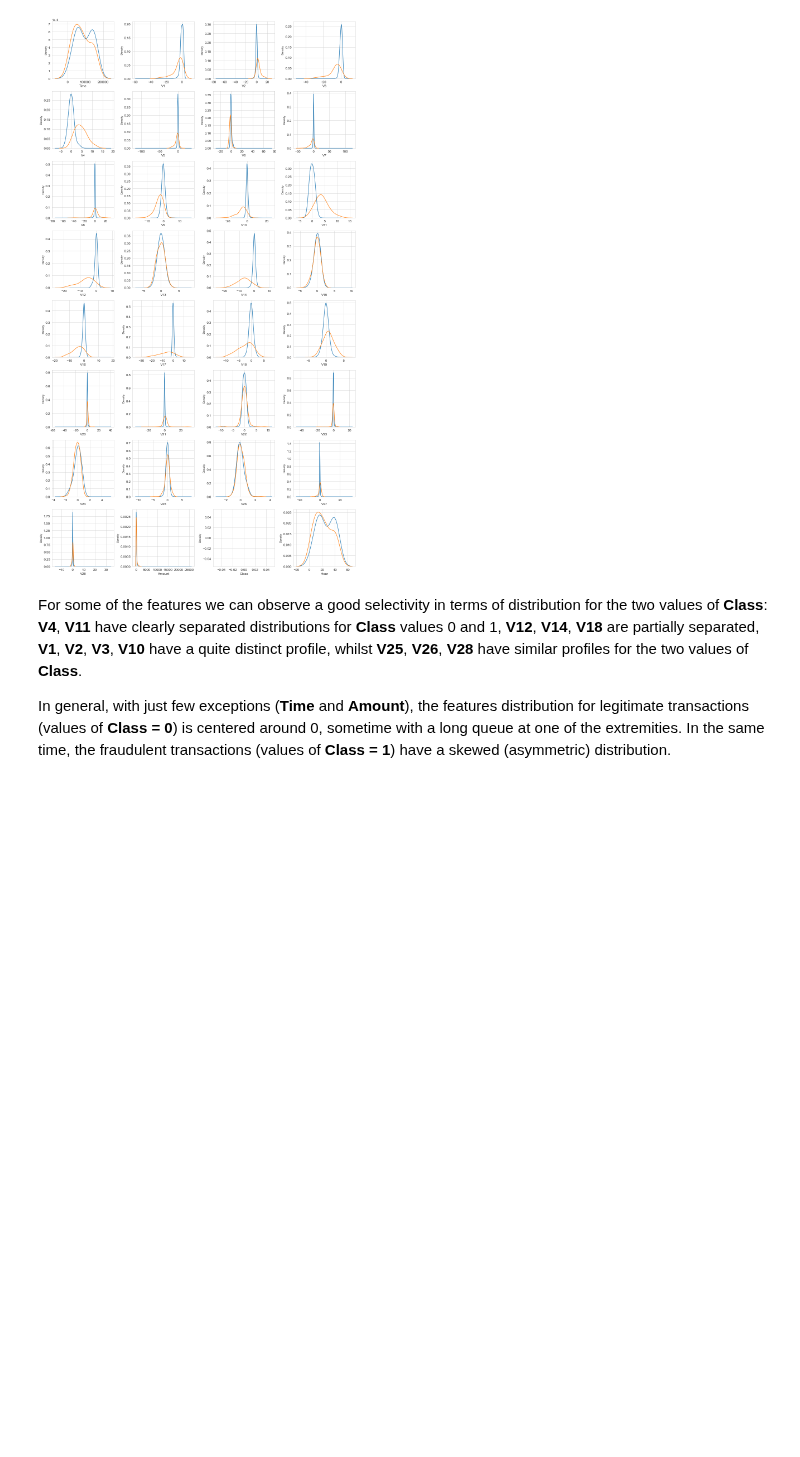
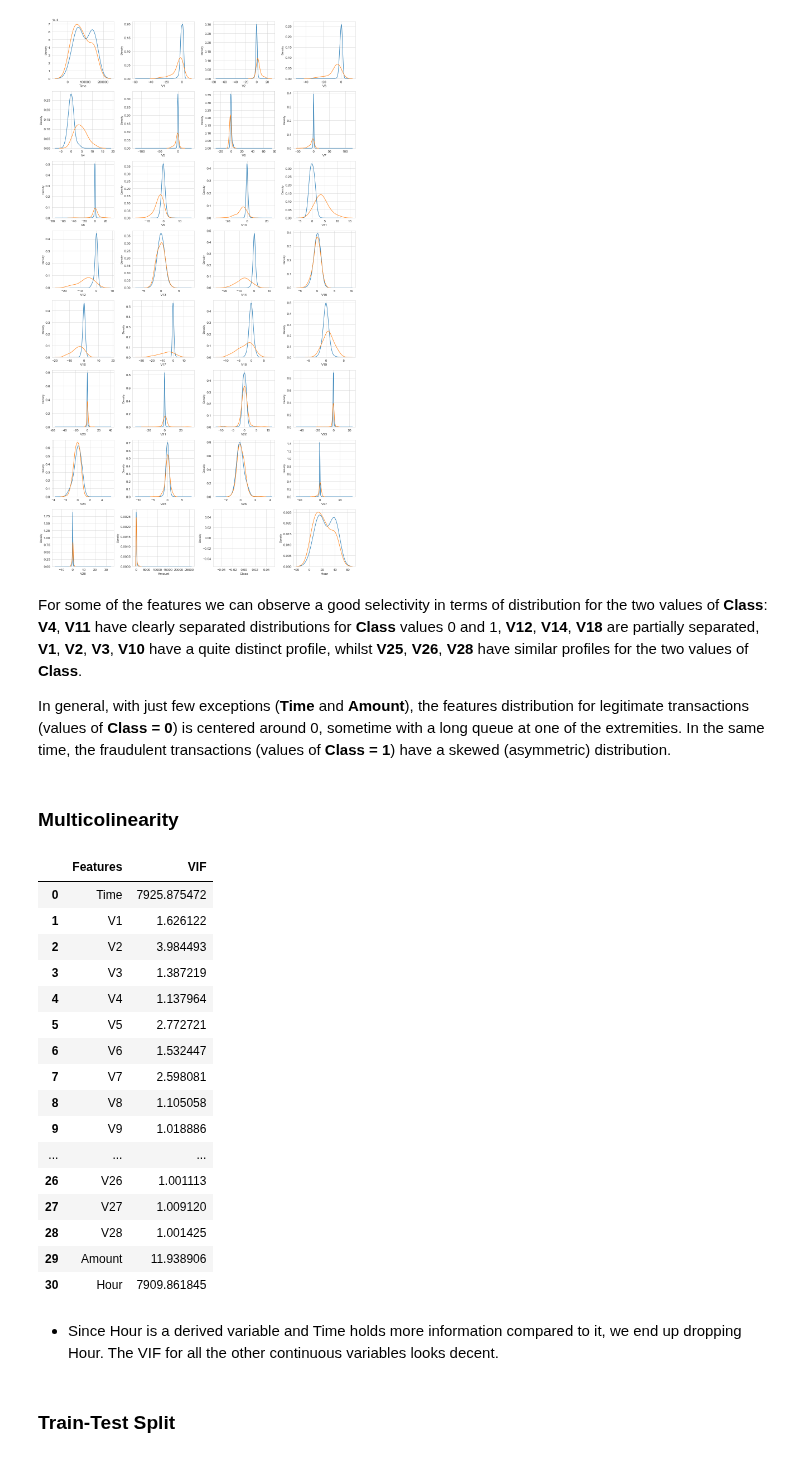
Before and after one commit to sneharth/Data-Science, a Jupyter notebook: Credit Card Fraud Detection/Credit Card Fraud Detection.ipynb, the cells around one changed output. Saved outputs shown, nothing was run; the diff lists cells and outputs as text; code cells hidden in the pictures; blank space fills up the shorter version.

```diff
--- a/Credit Card Fraud Detection/Credit Card Fraud Detection.ipynb
+++ b/Credit Card Fraud Detection/Credit Card Fraud Detection.ipynb
@@ -236,3 +241,34 @@ plt.show ( )
 For some of the features we can observe a good selectivity in terms of distribution for the two values of **Class**: **V4**, **V11** have clearly separated distributions for **Class** values 0 and 1, **V12**, **V14**, **V18** are partially separated, **V1**, **V2**, **V3**, **V10** have a quite distinct profile, whilst **V25**, **V26**, **V28** have similar profiles for the two values of **Class**.
 
 In general, with just few exceptions (**Time** and **Amount**), the features distribution for legitimate transactions (values of **Class = 0**)  is centered around 0, sometime with a long queue at one of the extremities. In the same time, the fraudulent transactions (values of **Class = 1**) have a skewed (asymmetric) distribution.
+# %% [markdown]
+### Multicolinearity
+# %%
+columns = list ( data.columns )
+columns.remove ( "Class" )
+
+vif_data = pd.DataFrame ( )
+vif_data [ "Features" ] = columns
+
+vif_data [ "VIF" ] = [ variance_inflation_factor ( data [ columns ].values, i ) for i in range ( len ( data [ columns ].columns ) ) ]
+vif_data
+# %% [output]
+|  | Features | VIF |
+| 0 | Time | 7925.875472 |
+| 1 | V1 | 1.626122 |
+| 2 | V2 | 3.984493 |
+| 3 | V3 | 1.387219 |
+| 4 | V4 | 1.137964 |
+| 5 | V5 | 2.772721 |
+| 6 | V6 | 1.532447 |
+| 7 | V7 | 2.598081 |
+| 8 | V8 | 1.105058 |
+| 9 | V9 | 1.018886 |
+| ... | ... | ... |
+| 26 | V26 | 1.001113 |
+| 27 | V27 | 1.009120 |
+| 28 | V28 | 1.001425 |
+| 29 | Amount | 11.938906 |
+| 30 | Hour | 7909.861845 |
+# %% [markdown]
+- Since Hour is a derived variable and Time holds more information compared to it, we end up dropping Hour. The VIF for all the other continuous variables looks decent.
@@ -238,0 +277,2 @@ In general, with just few exceptions (**Time** and **Amount**), the features dis
+# %% [markdown]
+### Train-Test Split
```
Also changed, not shown: parts of 5 cells of this notebook.
